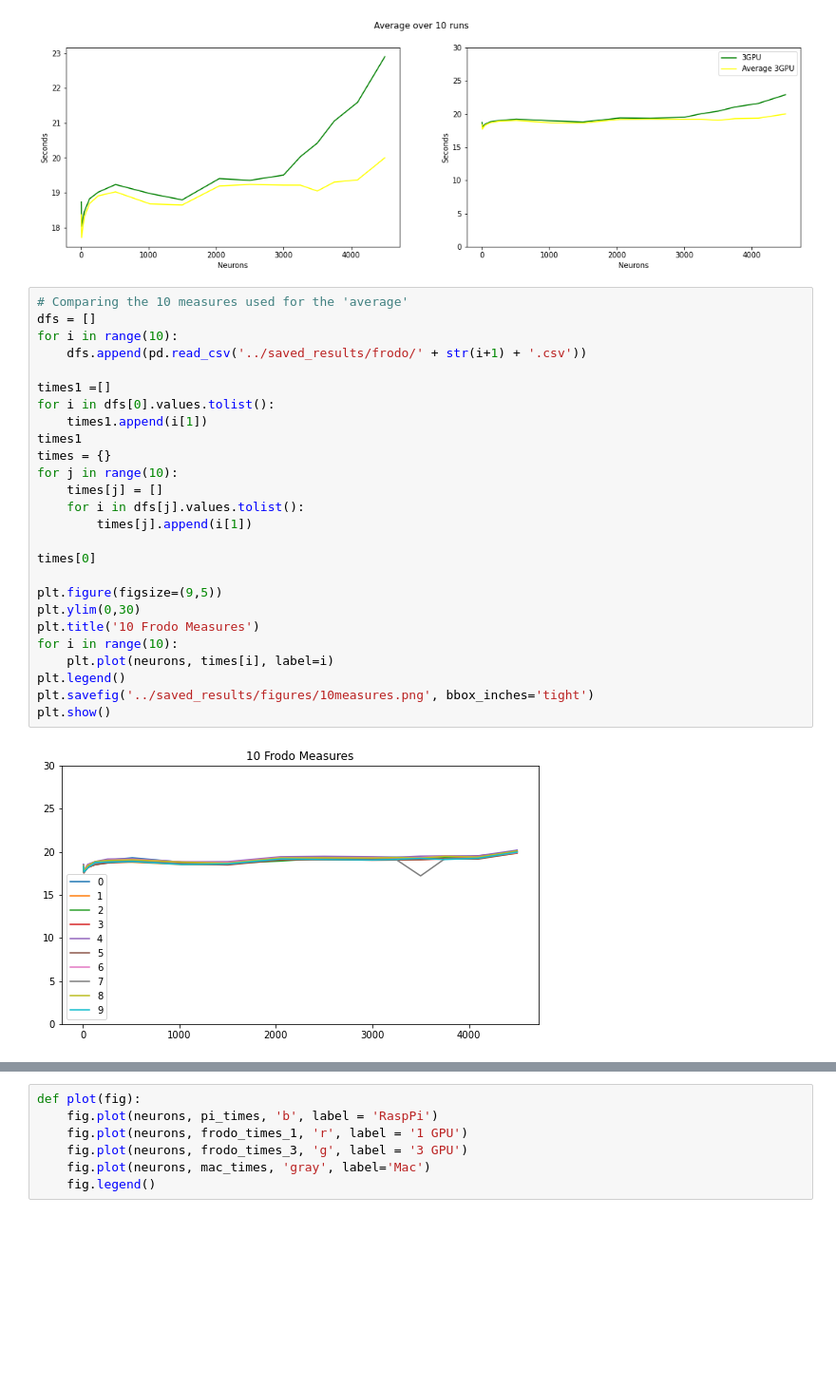
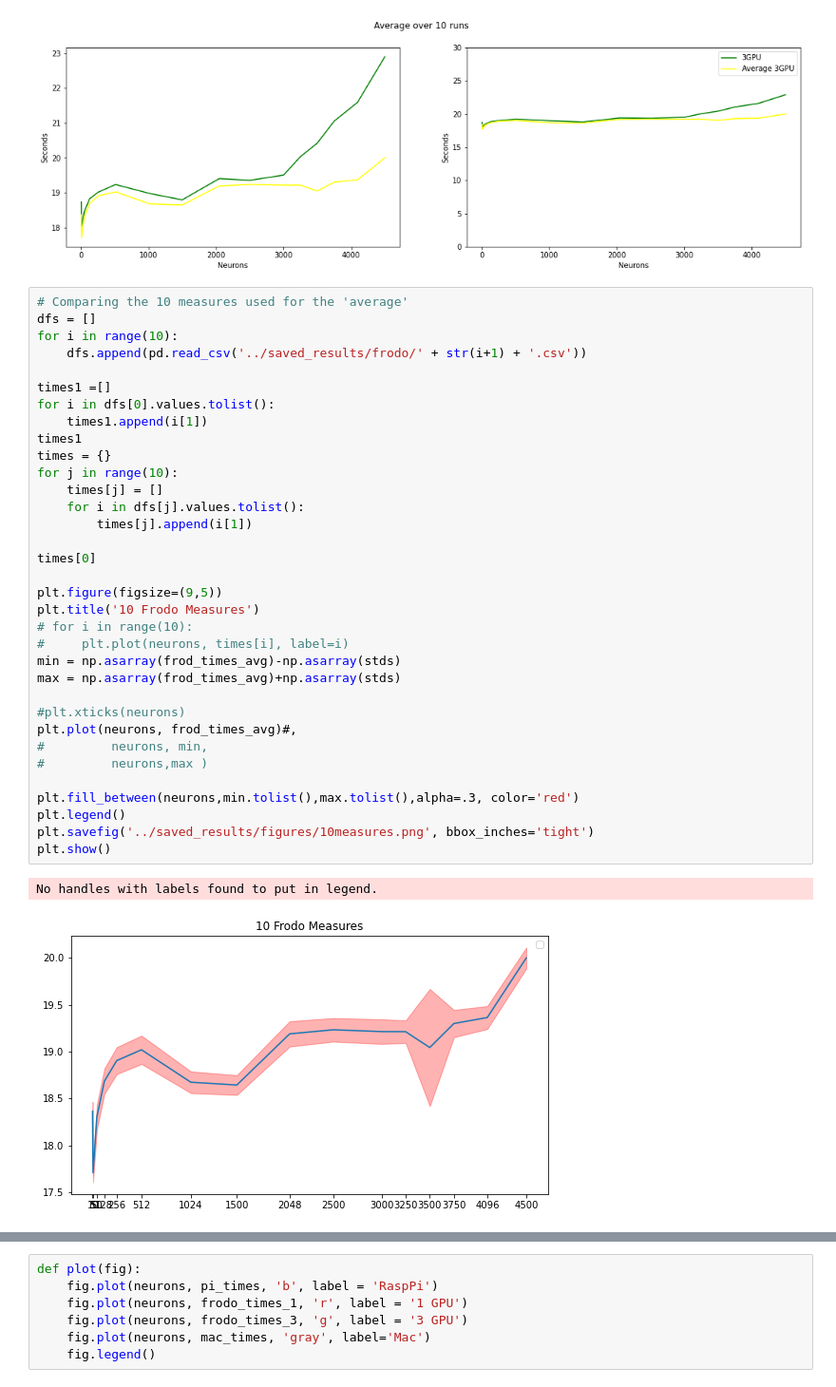
Before and after one commit to toelt-llc/TOELT-tfrabbit, a Jupyter notebook: code/notebooks/plot_results.ipynb, the cells around one changed output, grey strips where cells are left out. Shown at 95% size. Cells and saved outputs as stored; diff of their text form; blank space fills up the shorter version.

```diff
--- a/code/notebooks/plot_results.ipynb
+++ b/code/notebooks/plot_results.ipynb
@@ -114,28 +114,37 @@ plt.show()
 # %%
 # Comparing the 10 measures used for the 'average'
 dfs = []
 for i in range(10):
     dfs.append(pd.read_csv('../saved_results/frodo/' + str(i+1) + '.csv'))
 
 times1 =[]
 for i in dfs[0].values.tolist():
     times1.append(i[1])
 times1
 times = {}
 for j in range(10):
     times[j] = []
     for i in dfs[j].values.tolist():
         times[j].append(i[1])
 
 times[0]
 
 plt.figure(figsize=(9,5))
-plt.ylim(0,30)
 plt.title('10 Frodo Measures')
-for i in range(10):
-    plt.plot(neurons, times[i], label=i)
+# for i in range(10):
+#     plt.plot(neurons, times[i], label=i)
+min = np.asarray(frod_times_avg)-np.asarray(stds)
+max = np.asarray(frod_times_avg)+np.asarray(stds)
+
+#plt.xticks(neurons)
+plt.plot(neurons, frod_times_avg)#,
+#         neurons, min,
+#         neurons,max )
+
+plt.fill_between(neurons,min.tolist(),max.tolist(),alpha=.3, color='red')
 plt.legend()
 plt.savefig('../saved_results/figures/10measures.png', bbox_inches='tight')
 plt.show()
 # %% [output]
+No handles with labels found to put in legend.
-[figure, old version]
+[figure, new version]
```
Also changed, not shown: parts of 2 cells of this notebook, 1 other file.
